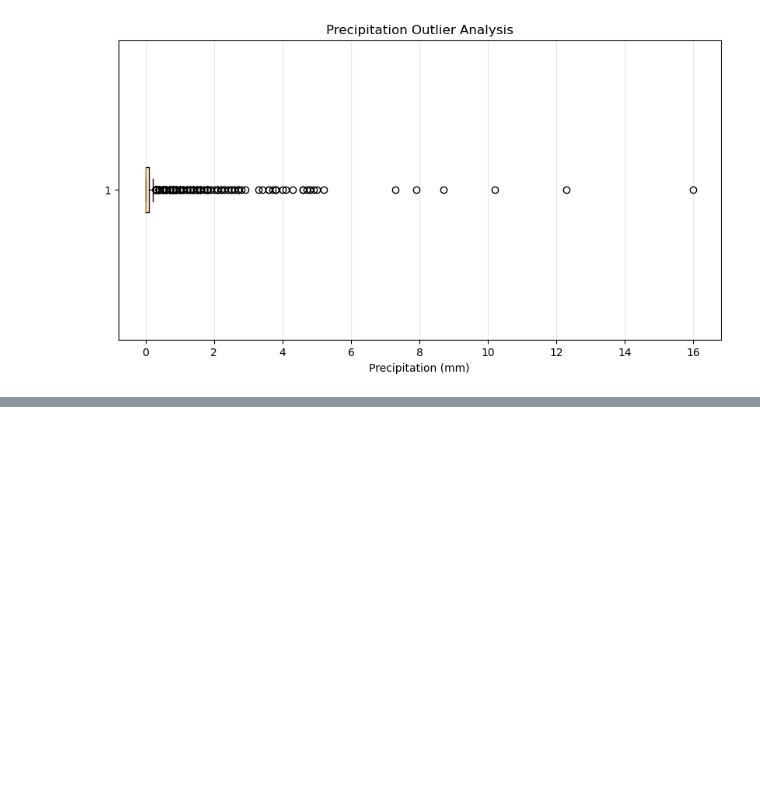
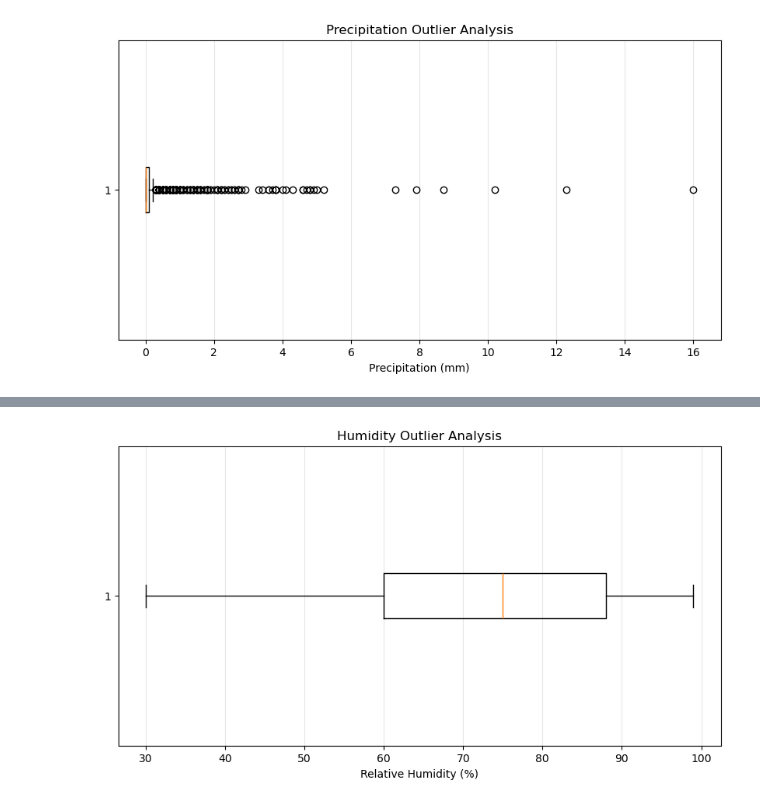
Before and after one commit to shabaz-syed/AtomSync-MicroClimate-Analaytics, a Jupyter notebook: Notebooks/01_data_understanding.ipynb, the cells around one changed output, grey strips where cells are left out. Saved outputs shown, nothing was run; the diff lists cells and outputs as text; code cells hidden in the pictures; blank space fills up the shorter version.

```diff
--- a/Notebooks/01_data_understanding.ipynb
+++ b/Notebooks/01_data_understanding.ipynb
@@ -851,0 +897,14 @@ plt.show()
+# %%
+#Humidity Boxplot:
+humidity = df['relative_humidity_pct'].dropna()
+
+plt.figure(figsize=(10, 5))
+plt.boxplot(humidity, vert=False)
+
+plt.title("Humidity Outlier Analysis")
+plt.xlabel("Relative Humidity (%)")
+plt.grid(axis='x', alpha=0.3)
+
+plt.show()
+# %% [output]
+[figure, added]
```
Also changed, not shown: parts of 5 cells of this notebook.
